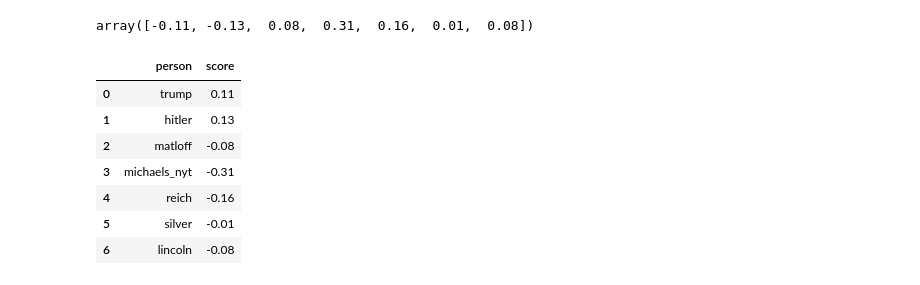
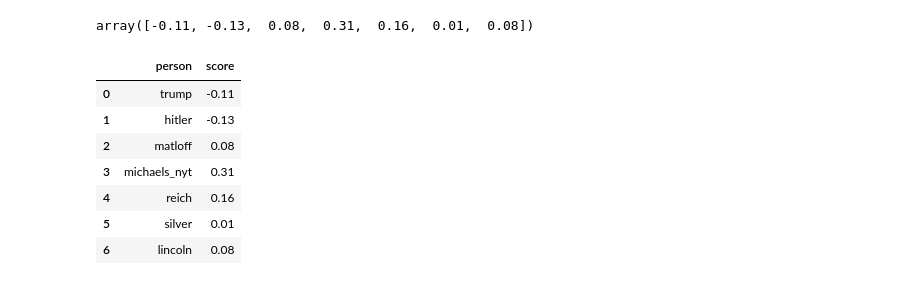
Before and after one commit to palautatan/project141b, a Jupyter notebook: text_processing.ipynb, the cells around one changed output. Saved outputs shown, nothing was run; the diff lists cells and outputs as text; code cells hidden in the pictures.

```diff
--- a/text_processing.ipynb
+++ b/text_processing.ipynb
@@ -708,16 +708,16 @@ blue-red
 # %% [output]
 array([-0.11, -0.13,  0.08,  0.31,  0.16,  0.01,  0.08])
 # %%
-pd.DataFrame({"person":new_text_ppl, "score":red-blue})
+pd.DataFrame({"person":new_text_ppl, "score":blue-red})
 # %% [output]
 |  | person | score |
-| 0 | trump | 0.11 |
-| 1 | hitler | 0.13 |
-| 2 | matloff | -0.08 |
-| 3 | michaels_nyt | -0.31 |
-| 4 | reich | -0.16 |
-| 5 | silver | -0.01 |
-| 6 | lincoln | -0.08 |
+| 0 | trump | -0.11 |
+| 1 | hitler | -0.13 |
+| 2 | matloff | 0.08 |
+| 3 | michaels_nyt | 0.31 |
+| 4 | reich | 0.16 |
+| 5 | silver | 0.01 |
+| 6 | lincoln | 0.08 |
 # %%
 import plotly
 import plotly.plotly as py
```
Also changed, not shown: parts of 2 cells of this notebook, 1 other file.
